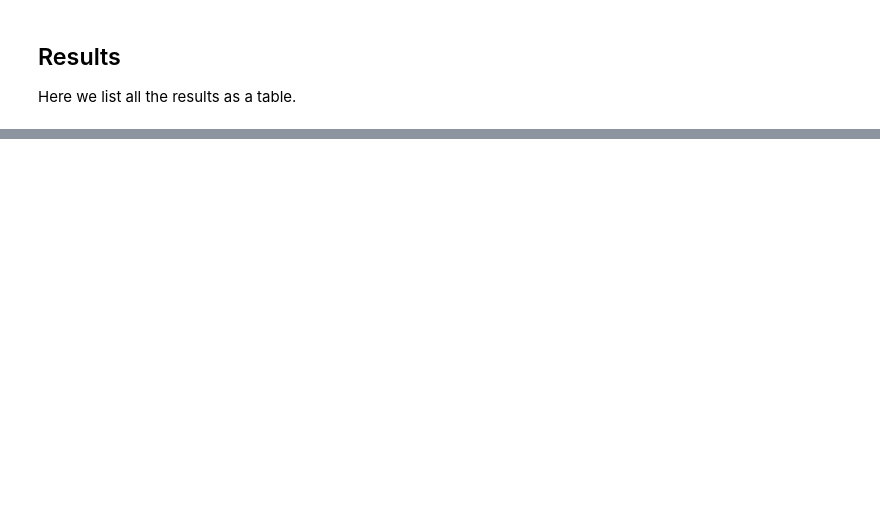
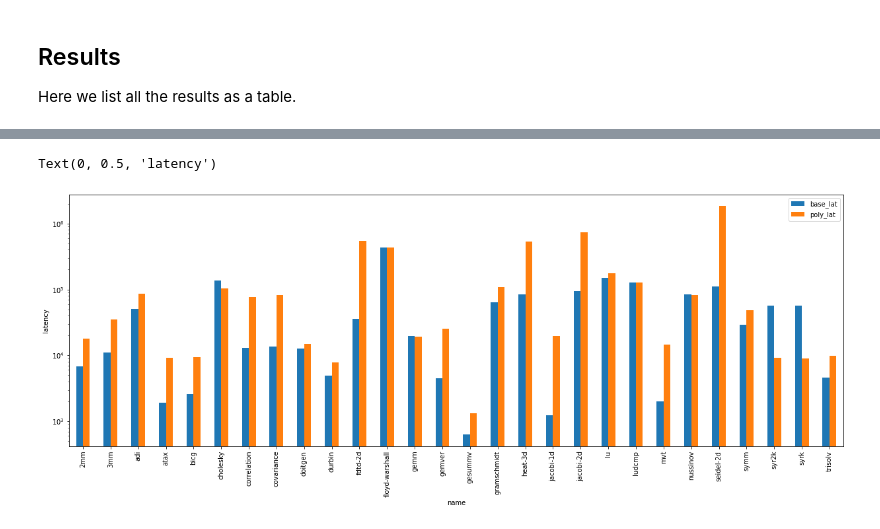
Before and after one commit to kumasento/polsca, a Jupyter notebook: notebooks/polybench-results.ipynb, the cells around one changed output, grey strips where cells are left out. Cells and saved outputs as stored; diff of their text form; code cells hidden in the pictures; blank space fills up the shorter version.

```diff
--- a/notebooks/polybench-results.ipynb
+++ b/notebooks/polybench-results.ipynb
@@ -189,0 +188,9 @@ df['speedup'].mean()
+# %%
+fig, ax = plt.subplots(1, 1, figsize=(21, 7))
+
+df.plot(x='name', y=['base_lat', 'poly_lat'], kind='bar', ax=ax)
+ax.set_yscale('log')
+ax.set_ylabel('latency')
+# %% [output]
+Text(0, 0.5, 'latency')
+[figure, added]
```
Also changed, not shown: parts of 12 cells of this notebook, 3 other files.
